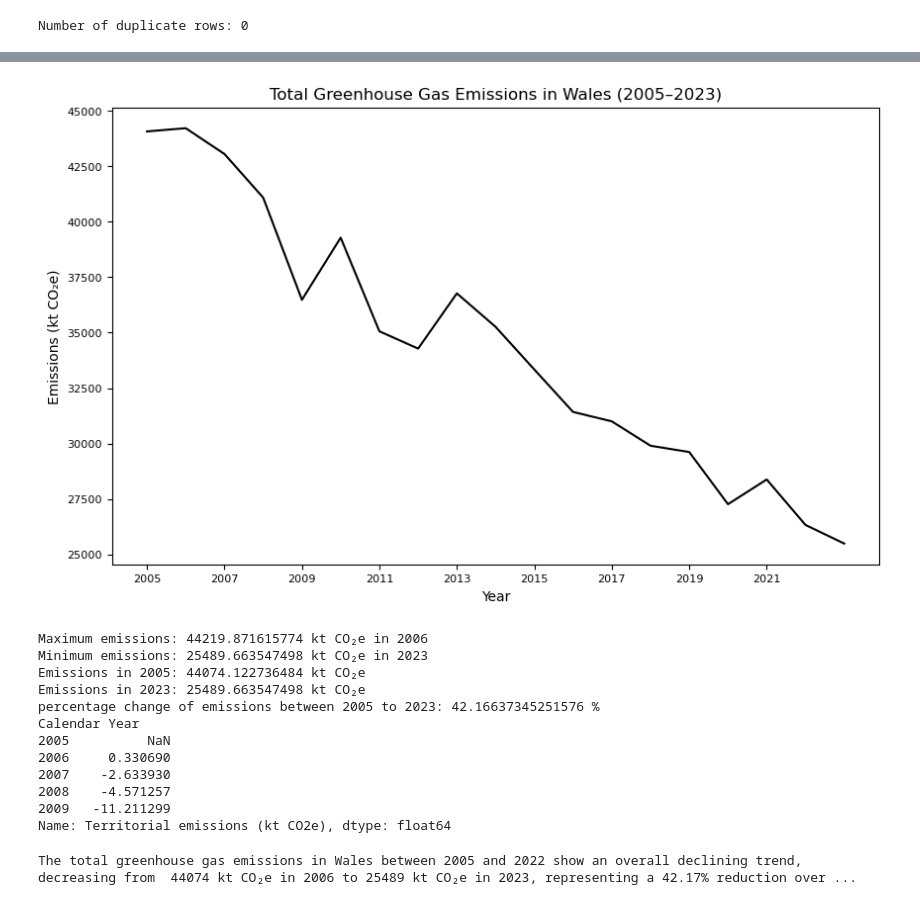
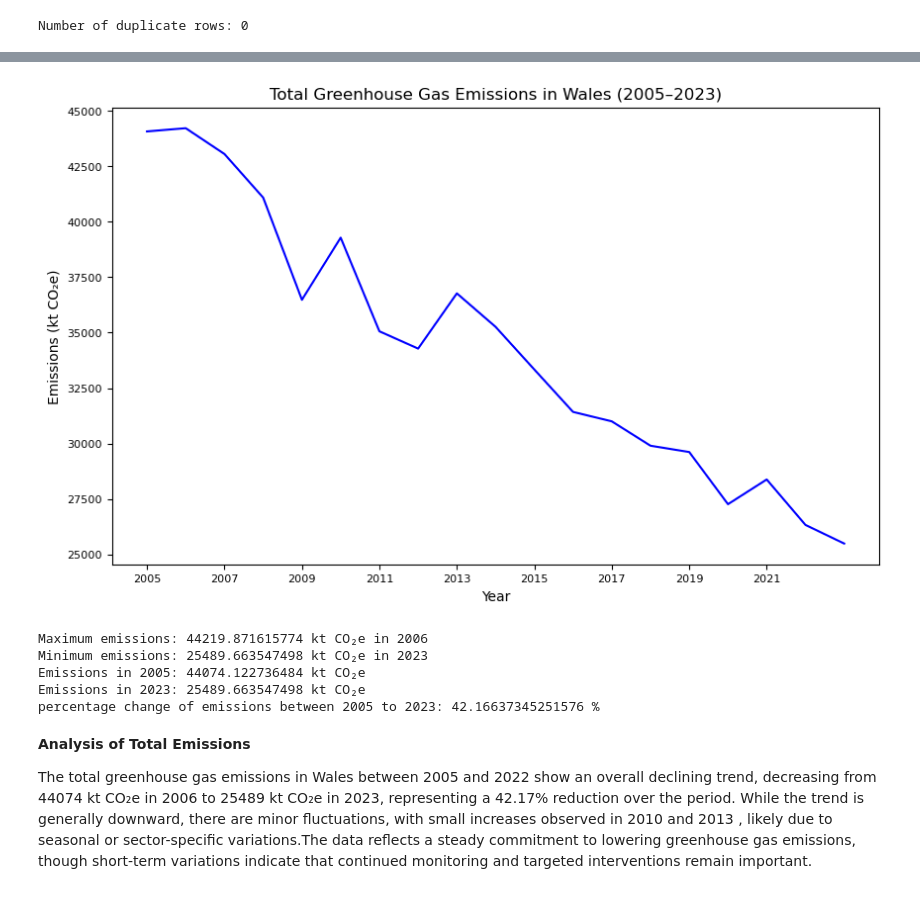
Before and after one commit to Elias-Pieris/Wales-emissions-analysis, a Jupyter notebook: notebooks/Analysing WALES Green House Gas Emissions-Copy1.ipynb, the cells around one changed output, grey strips where cells are left out. Cells and saved outputs as stored; diff of their text form; code cells hidden in the pictures.

```diff
--- a/notebooks/Analysing WALES Green House Gas Emissions-Copy1.ipynb
+++ b/notebooks/Analysing WALES Green House Gas Emissions-Copy1.ipynb
@@ -87,64 +141,50 @@ Number of duplicate rows: 0
 # %%
 # Group by year and sum all emissions
 annual = wales_GHG.groupby("Calendar Year")["Territorial emissions (kt CO2e)"].sum()
 
 # Plot as a line chart
 plt.figure(figsize=(10,6))
-plt.plot(annual.index, annual.values, 'k')
+plt.plot(annual.index, annual.values, 'b')
 
 plt.title("Total Greenhouse Gas Emissions in Wales (2005–2023)")
 plt.xlabel("Year")
 plt.ylabel("Emissions (kt CO₂e)")
 
 # Set x-axis ticks to every year in the dataset
 plt.xticks(range(2005, 2023, 2), fontsize=8)  # smaller numbers
 plt.yticks(fontsize=8)                         # smaller numbers
 
 plt.show()
+
+# Find the year with maximum emissions
+max_year = annual.idxmax()       # returns the index (year) of the max value
+max_value = annual.max()         # returns the maximum emissions value
+
+# Find the year with minimum emissions
+min_year = annual.idxmin()       # returns the index (year) of the min value
+min_value = annual.min()         # returns the minimum emissions value
+
+print(f"Maximum emissions: {max_value} kt CO₂e in {max_year}")
+print(f"Minimum emissions: {min_value} kt CO₂e in {min_year}")
+
+emissions_2005 = annual.loc[2005]
+print(f"Emissions in 2005: {emissions_2005} kt CO₂e")
+
+emissions_2023 = annual.loc[2023]
+print(f"Emissions in 2023: {emissions_2023} kt CO₂e")
+
+#precentage change 2005-2023
+pct = (emissions_2023/emissions_2005)*100
+pct_change = 100 - pct
+print(f"percentage change of emissions between 2005 to 2023: {pct_change} %")
 # %% [output]
-[figure, old version]
+[figure, new version]
+Maximum emissions: 44219.871615774 kt CO₂e in 2006
+Minimum emissions: 25489.663547498 kt CO₂e in 2023
+Emissions in 2005: 44074.122736484 kt CO₂e
+Emissions in 2023: 25489.663547498 kt CO₂e
+percentage change of emissions between 2005 to 2023: 42.16637345251576 %
-# %%
-# Find the year with maximum emissions
-max_year = annual.idxmax()       # returns the index (year) of the max value
-max_value = annual.max()         # returns the maximum emissions value
-
-# Find the year with minimum emissions
-min_year = annual.idxmin()       # returns the index (year) of the min value
-min_value = annual.min()         # returns the minimum emissions value
-
-print(f"Maximum emissions: {max_value} kt CO₂e in {max_year}")
-print(f"Minimum emissions: {min_value} kt CO₂e in {min_year}")
-
-emissions_2005 = annual.loc[2005]
-print(f"Emissions in 2005: {emissions_2005} kt CO₂e")
-
-emissions_2023 = annual.loc[2023]
-print(f"Emissions in 2023: {emissions_2023} kt CO₂e")
-
-#precentage change 2005-2023
-pct = (emissions_2023/emissions_2005)*100
-pct_change = 100 - pct
-print(f"percentage change of emissions between 2005 to 2023: {pct_change} %")
-
-# Calculate year-on-year percentage change
-annual_change = annual.pct_change() * 100  # multiply by 100 to get %
-
-# View the first few years
-print(annual_change.head())
-# %% [output]
-Maximum emissions: 44219.871615774 kt CO₂e in 2006
-Minimum emissions: 25489.663547498 kt CO₂e in 2023
-Emissions in 2005: 44074.122736484 kt CO₂e
-Emissions in 2023: 25489.663547498 kt CO₂e
-percentage change of emissions between 2005 to 2023: 42.16637345251576 %
-Calendar Year
-2005          NaN
-2006     0.330690
-2007    -2.633930
-2008    -4.571257
-2009   -11.211299
-Name: Territorial emissions (kt CO2e), dtype: float64
-# %%
-print("The total greenhouse gas emissions in Wales between 2005 and 2022 show an overall declining trend, decreasing from  44074 kt CO₂e in 2006 to 25489 kt CO₂e in 2023, representing a 42.17% reduction over the period. While the trend is generally downward, there are minor fluctuations, with small increases observed in 2010 and 2013 , likely due to seasonal or sector-specific variations.The data reflects a steady commitment to lowering greenhouse gas emissions, though short-term variations indicate that continued monitoring and targeted interventions remain important.")
-# %% [output]
-The total greenhouse gas emissions in Wales between 2005 and 2022 show an overall declining trend, decreasing from  44074 kt CO₂e in 2006 to 25489 kt CO₂e in 2023, representing a 42.17% reduction over ...
+# %% [markdown]
+**Analysis of Total Emissions**
+
+The total greenhouse gas emissions in Wales between 2005 and 2022 show an overall declining trend, decreasing from  44074 kt CO₂e in 2006 to 25489 kt CO₂e in 2023, representing a 42.17% reduction over the period. While the trend is generally downward, there are minor fluctuations, with small increases observed in 2010 and 2013 , likely due to seasonal or sector-specific variations.The data reflects a steady commitment to lowering greenhouse gas emissions, though short-term variations indicate that continued monitoring and targeted interventions remain important.
```
Also changed, not shown: parts of 25 cells of this notebook.
